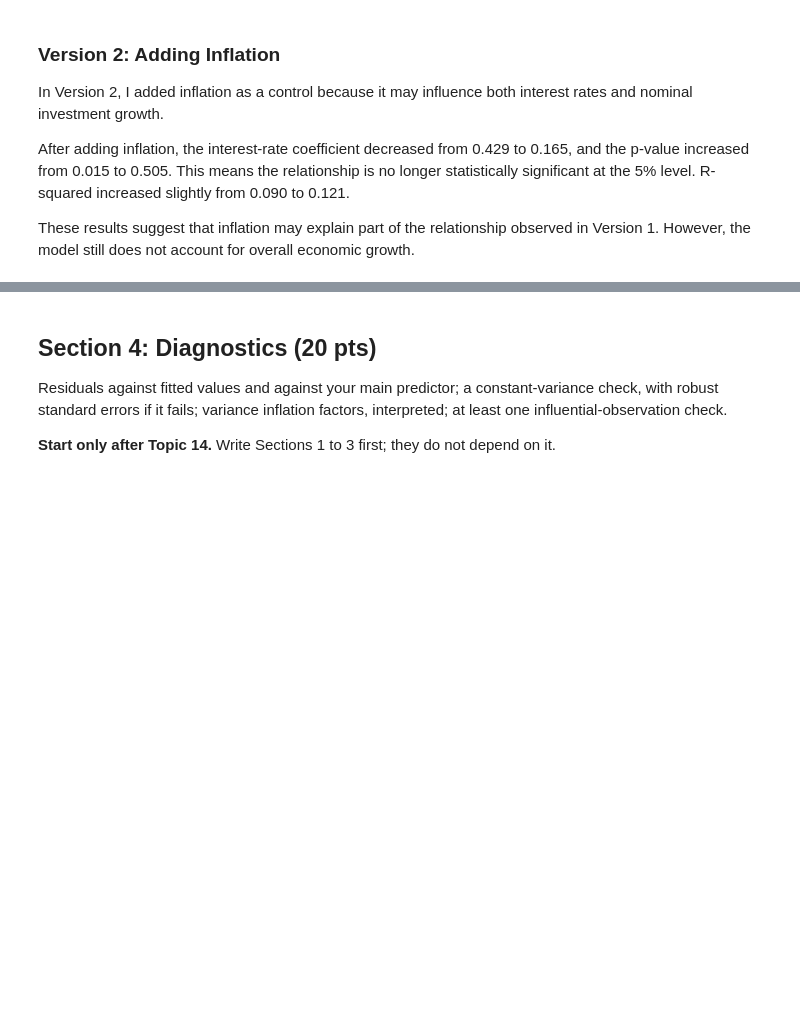
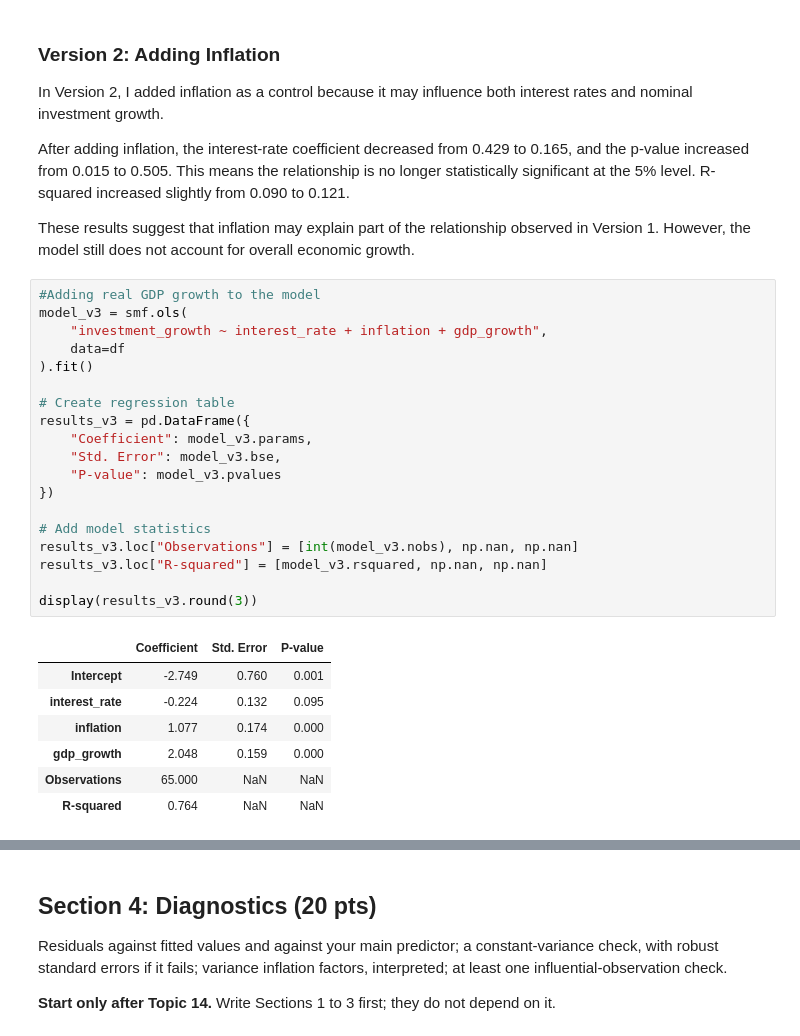
Before and after one commit to elliemeltzer/econ3916_MT1, a Jupyter notebook: midterm_EM.ipynb, the cells around one changed output, grey strips where cells are left out. Drawn from its saved outputs; the diff is of its cells as text; blank space fills up the shorter version.

Commit message:
added gdp growth to the model (v3) and compared again the two previous versions

```diff
--- a/midterm_EM.ipynb
+++ b/midterm_EM.ipynb
@@ -284,3 +284,30 @@ In Version 2, I added inflation as a control because it may influence both inter
 After adding inflation, the interest-rate coefficient decreased from 0.429 to 0.165, and the p-value increased from 0.015 to 0.505. This means the relationship is no longer statistically significant at the 5% level. R-squared increased slightly from 0.090 to 0.121.
 
 These results suggest that inflation may explain part of the relationship observed in Version 1. However, the model still does not account for overall economic growth.
+# %%
+#Adding real GDP growth to the model
+model_v3 = smf.ols(
+    "investment_growth ~ interest_rate + inflation + gdp_growth",
+    data=df
+).fit()
+
+# Create regression table
+results_v3 = pd.DataFrame({
+    "Coefficient": model_v3.params,
+    "Std. Error": model_v3.bse,
+    "P-value": model_v3.pvalues
+})
+
+# Add model statistics
+results_v3.loc["Observations"] = [int(model_v3.nobs), np.nan, np.nan]
+results_v3.loc["R-squared"] = [model_v3.rsquared, np.nan, np.nan]
+
+display(results_v3.round(3))
+# %% [output]
+|  | Coefficient | Std. Error | P-value |
+| Intercept | -2.749 | 0.760 | 0.001 |
+| interest_rate | -0.224 | 0.132 | 0.095 |
+| inflation | 1.077 | 0.174 | 0.000 |
+| gdp_growth | 2.048 | 0.159 | 0.000 |
+| Observations | 65.000 | NaN | NaN |
+| R-squared | 0.764 | NaN | NaN |
```
Also changed, not shown: parts of 2 cells of this notebook.
